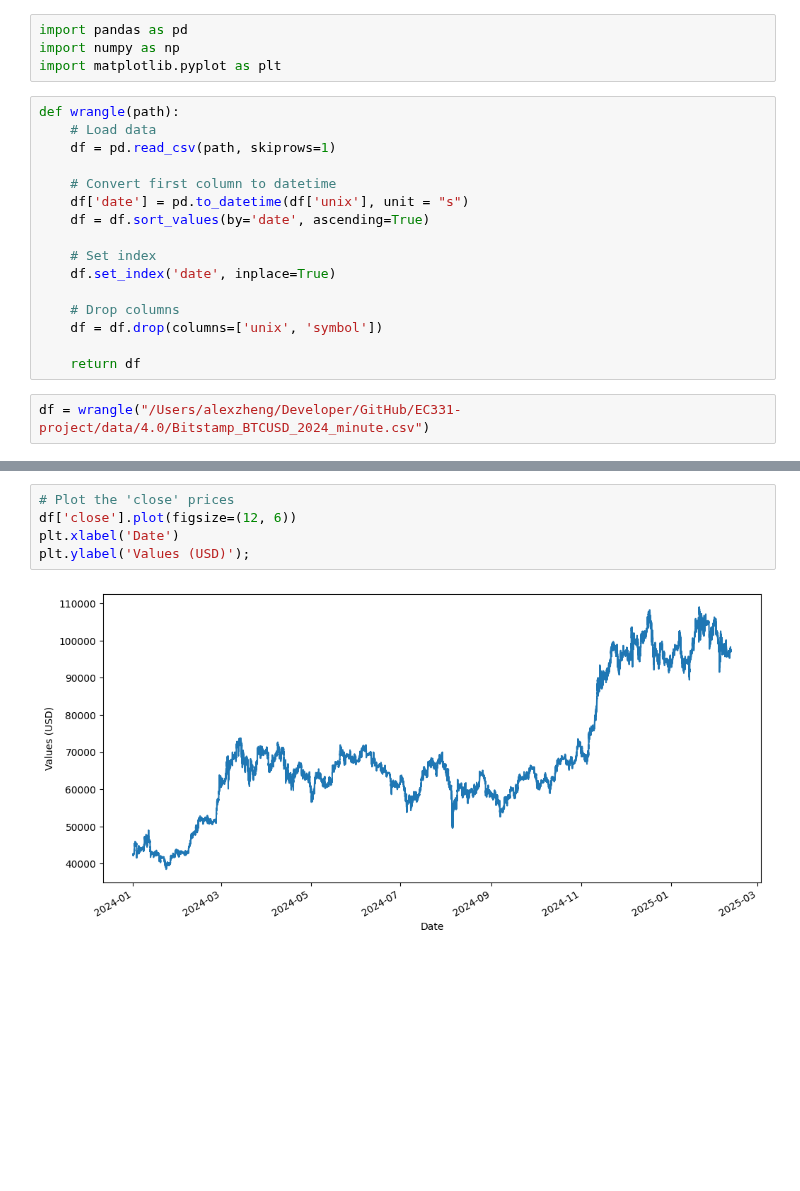
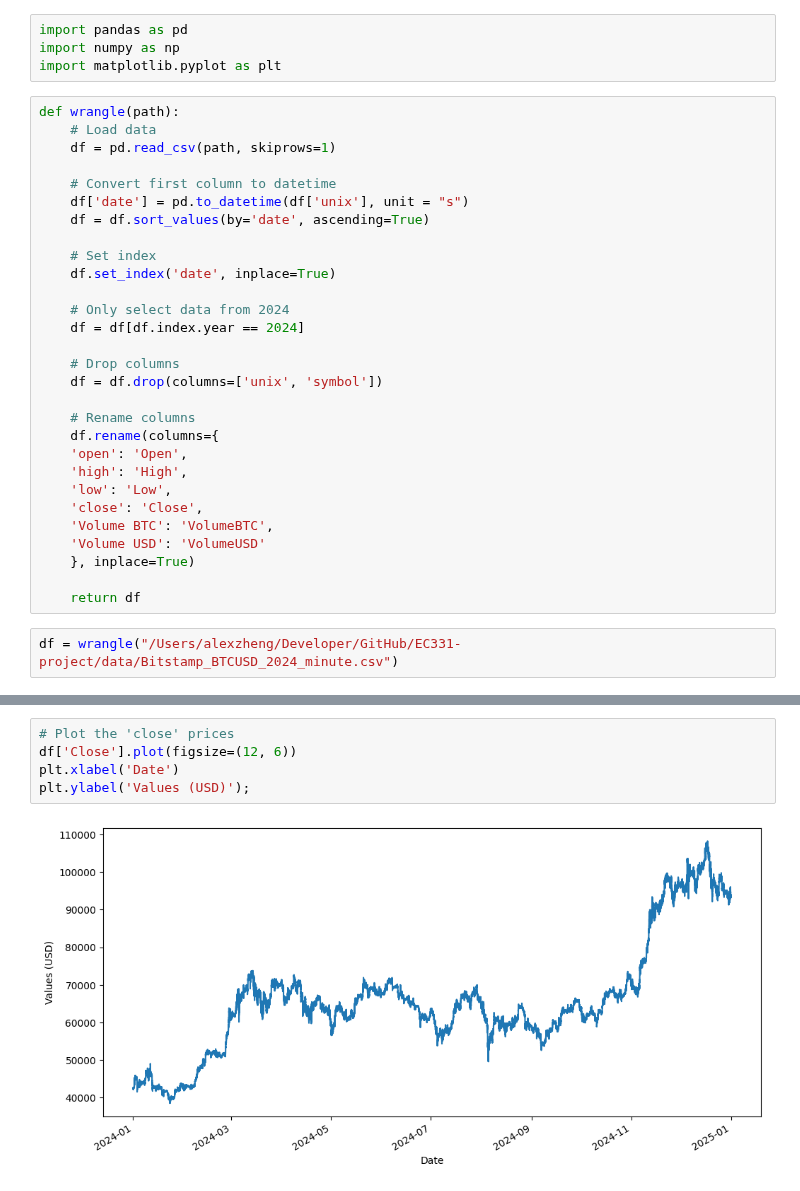
Before and after one commit to alexzheng123/EC331-project, a Jupyter notebook: code/4.0/bitcoin_wrangling.ipynb, the cells around one changed output, grey strips where cells are left out. Saved outputs shown, nothing was run; the diff lists cells and outputs as text; blank space fills up the shorter version.

```diff
--- a/code/4.0/bitcoin_wrangling.ipynb
+++ b/code/4.0/bitcoin_wrangling.ipynb
@@ -14,12 +14,25 @@ def wrangle(path):
     # Set index
     df.set_index('date', inplace=True)
 
+    # Only select data from 2024
+    df = df[df.index.year == 2024]
+
     # Drop columns
     df = df.drop(columns=['unix', 'symbol'])
 
+    # Rename columns
+    df.rename(columns={
+    'open': 'Open',
+    'high': 'High',
+    'low': 'Low',
+    'close': 'Close',
+    'Volume BTC': 'VolumeBTC',
+    'Volume USD': 'VolumeUSD'
+    }, inplace=True)
+
     return df
 # %%
-df = wrangle("/Users/alexzheng/Developer/GitHub/EC331-project/data/4.0/Bitstamp_BTCUSD_2024_minute.csv")
+df = wrangle("/Users/alexzheng/Developer/GitHub/EC331-project/data/Bitstamp_BTCUSD_2024_minute.csv")
 # %%
 df.count()
 # %% [output]
@@ -70,8 +83,8 @@ dtypes: float64(4), int64(2)
 max       339.941471  3.022984e+07
 # %%
 # Plot the 'close' prices
-df['close'].plot(figsize=(12, 6))
+df['Close'].plot(figsize=(12, 6))
 plt.xlabel('Date')
 plt.ylabel('Values (USD)');
 # %% [output]
-[figure, old version]
+[figure, new version]
```
Also changed, not shown: parts of 5 cells of this notebook, 27 other files.
